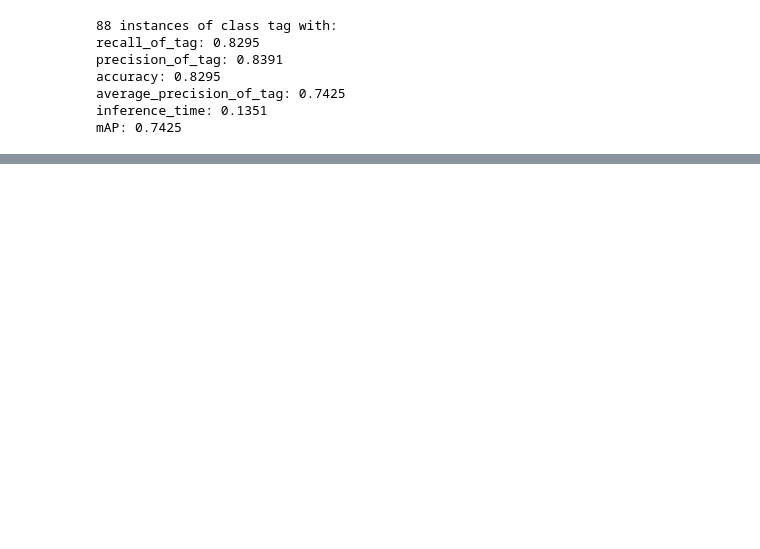
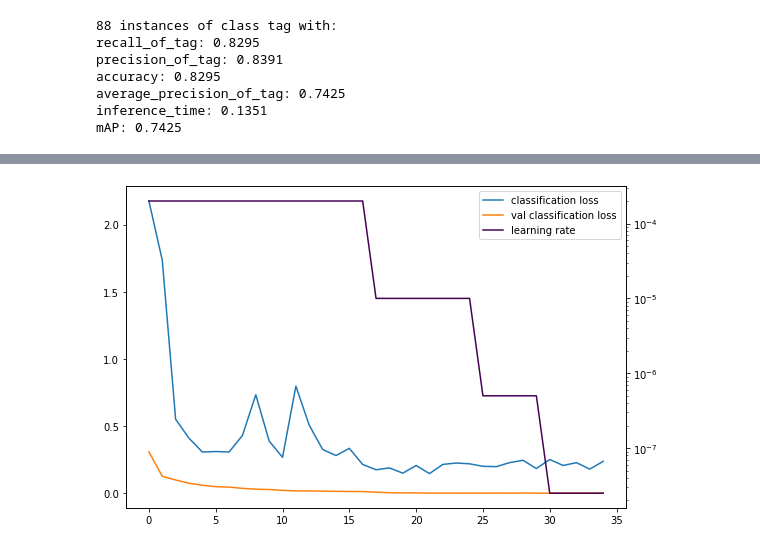
Before and after one commit to amirhosein-prdv/keras-RetinaNet-mobileNet, a Jupyter notebook: AP_evalulation.ipynb, the cells around one changed output, grey strips where cells are left out. Saved outputs shown, nothing was run; the diff lists cells and outputs as text; code cells hidden in the pictures; blank space fills up the shorter version.

```diff
--- a/AP_evalulation.ipynb
+++ b/AP_evalulation.ipynb
@@ -134,0 +256,21 @@ for image_path in t(img_test[3:4]):
+# %%
+fig, host = plt.subplots(figsize=(8,5)) # (width, height) in inches
+
+par1 = host.twinx()
+
+p0, = host.plot(history["val_classification_loss"], label="classification loss")
+p1, = host.plot(history["classification_loss"], label="val classification loss")
+
+p2, = par1.semilogy(history["lr"], label="learning rate", color=plt.cm.viridis(0))
+
+lns = [p0, p1, p2]
+host.legend(handles=lns, loc='best')
+
+
+host.yaxis.label.set_color(p1.get_color())
+par1.yaxis.label.set_color(p2.get_color())
+
+# Adjust spacings w.r.t. figsize
+fig.tight_layout()
+# %% [output]
+[figure, added]
```
Also changed, not shown: parts of 13 cells of this notebook, 24 other files.
